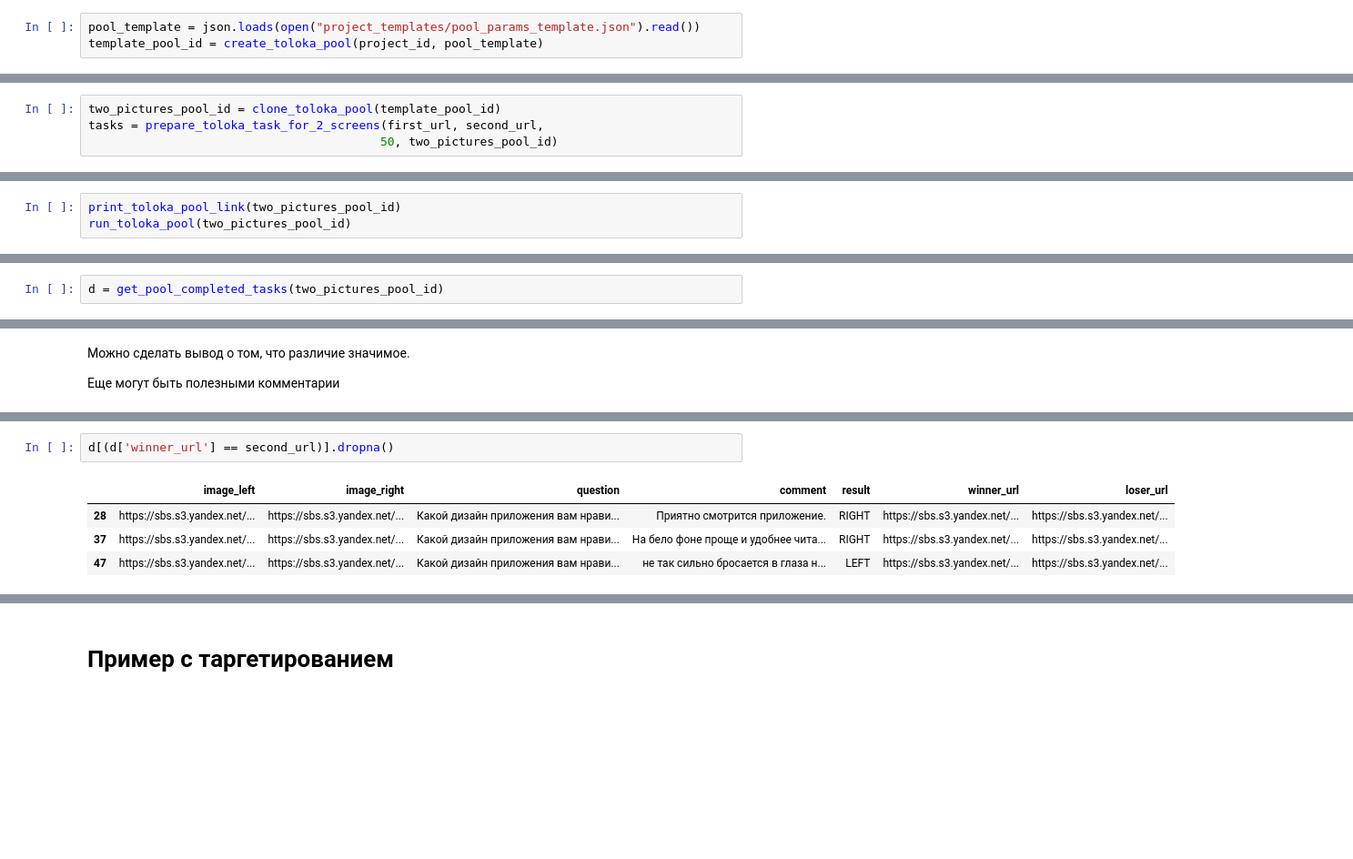
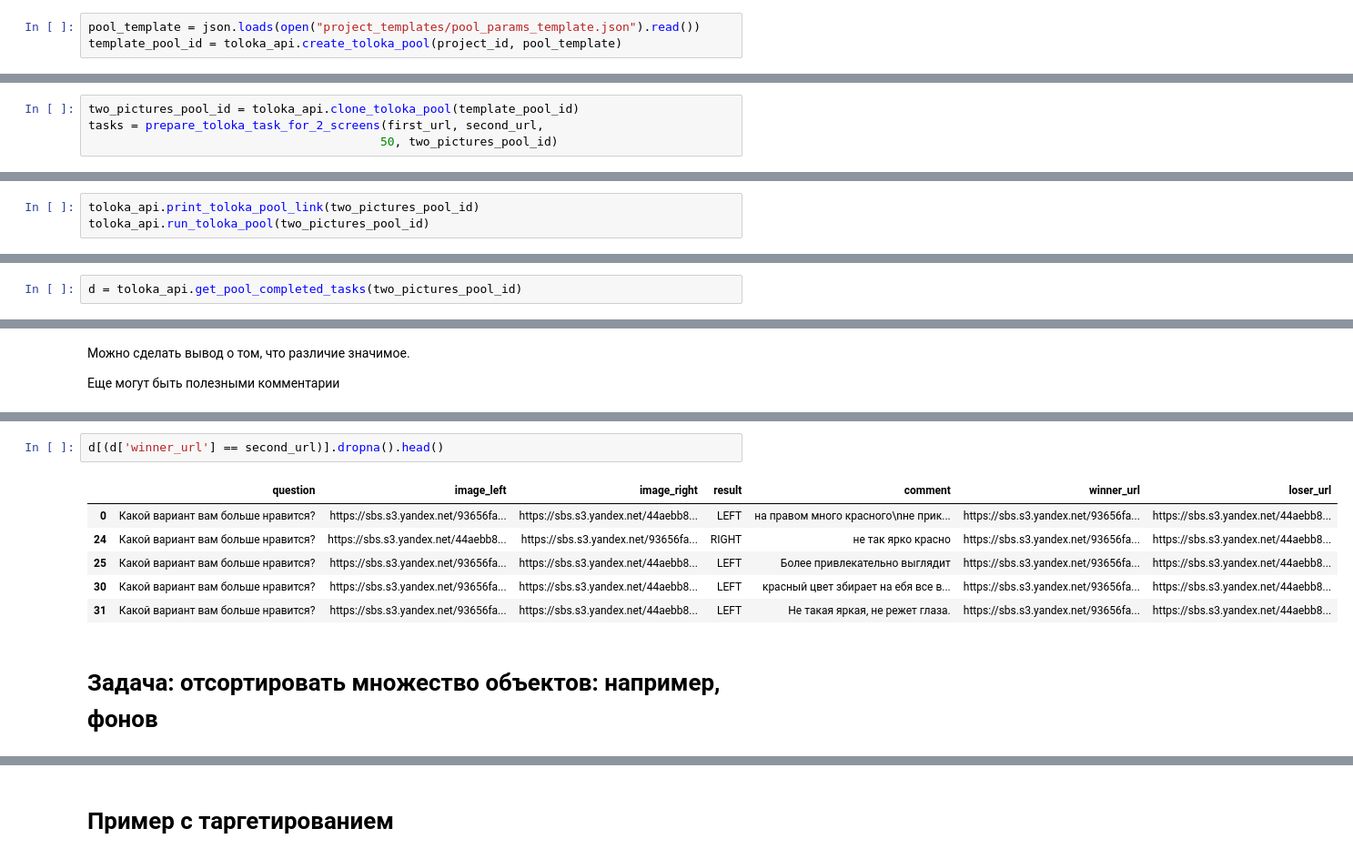
Before and after one commit to dmitry-brazhenko/YAtoloka, a Jupyter notebook: toloka_flow.ipynb, the cells around one changed output, grey strips where cells are left out. Shown at 91% size. Cells and saved outputs as stored; diff of their text form; blank space fills up the shorter version.

```diff
--- a/toloka_flow.ipynb
+++ b/toloka_flow.ipynb
@@ -123,5 +128,5 @@ New project was created. New project id:  29690
 Парамеры шаблонного пула лежат в файле `project_templates/pool_params_template.json`
 # %%
 pool_template = json.loads(open("project_templates/pool_params_template.json").read())
-template_pool_id = create_toloka_pool(project_id, pool_template)
+template_pool_id = toloka_api.create_toloka_pool(project_id, pool_template)
 # %% [output]
@@ -150,7 +155,7 @@ print(second_url)
 https://sbs.s3.yandex.net/44aebb8c77a29efa25e8a5d1ac4eba9877b84efa1147b4b003b2a8380273cc73.png
 https://sbs.s3.yandex.net/93656faf648029e3bf4bf18421b3dc08d85fe4bdd2683498cbf497f0487e89db.png
 # %%
-two_pictures_pool_id = clone_toloka_pool(template_pool_id)
+two_pictures_pool_id = toloka_api.clone_toloka_pool(template_pool_id)
 tasks = prepare_toloka_task_for_2_screens(first_url, second_url,
                                          50, two_pictures_pool_id)
 # %% [output]
@@ -162,6 +168,6 @@ upload_toloka_tasks(tasks)
 # %% [markdown]
 Получили новый пул с залитыми заданиями. Теперь запустим его
 # %%
-print_toloka_pool_link(two_pictures_pool_id)
-run_toloka_pool(two_pictures_pool_id)
+toloka_api.print_toloka_pool_link(two_pictures_pool_id)
+toloka_api.run_toloka_pool(two_pictures_pool_id)
 # %% [output]
@@ -172,7 +179,7 @@ Pool 8806134 was started
 
 Когда пул разметился, нужно выгрузить результаты и обработать их
 # %%
-d = get_pool_completed_tasks(two_pictures_pool_id)
+d = toloka_api.get_pool_completed_tasks(two_pictures_pool_id)
 # %%
 d.head()
 # %% [output]
@@ -266,7 +262,11 @@ d[(d['winner_url'] == first_url)].dropna()
 # %%
-d[(d['winner_url'] == second_url)].dropna()
+d[(d['winner_url'] == second_url)].dropna().head()
 # %% [output]
-|  | image_left | image_right | question | comment | result | winner_url | loser_url |
-| 28 | https://sbs.s3.yandex.net/... | https://sbs.s3.yandex.net/... | Какой дизайн приложения вам нрави... | Приятно смотрится приложение. | RIGHT | https://sbs.s3.yandex.net/... | https://sbs.s3.yandex.net/... |
-| 37 | https://sbs.s3.yandex.net/... | https://sbs.s3.yandex.net/... | Какой дизайн приложения вам нрави... | На бело фоне проще и удобнее чита... | RIGHT | https://sbs.s3.yandex.net/... | https://sbs.s3.yandex.net/... |
-| 47 | https://sbs.s3.yandex.net/... | https://sbs.s3.yandex.net/... | Какой дизайн приложения вам нрави... | не так сильно бросается в глаза н... | LEFT | https://sbs.s3.yandex.net/... | https://sbs.s3.yandex.net/... |
+|  | question | image_left | image_right | result | comment | winner_url | loser_url |
+| 0 | Какой вариант вам больше нравится? | https://sbs.s3.yandex.net/93656fa... | https://sbs.s3.yandex.net/44aebb8... | LEFT | на правом много красного\nне прик... | https://sbs.s3.yandex.net/93656fa... | https://sbs.s3.yandex.net/44aebb8... |
+| 24 | Какой вариант вам больше нравится? | https://sbs.s3.yandex.net/44aebb8... | https://sbs.s3.yandex.net/93656fa... | RIGHT | не так ярко красно | https://sbs.s3.yandex.net/93656fa... | https://sbs.s3.yandex.net/44aebb8... |
+| 25 | Какой вариант вам больше нравится? | https://sbs.s3.yandex.net/93656fa... | https://sbs.s3.yandex.net/44aebb8... | LEFT | Более привлекательно выглядит | https://sbs.s3.yandex.net/93656fa... | https://sbs.s3.yandex.net/44aebb8... |
+| 30 | Какой вариант вам больше нравится? | https://sbs.s3.yandex.net/93656fa... | https://sbs.s3.yandex.net/44aebb8... | LEFT | красный цвет збирает на ебя все в... | https://sbs.s3.yandex.net/93656fa... | https://sbs.s3.yandex.net/44aebb8... |
+| 31 | Какой вариант вам больше нравится? | https://sbs.s3.yandex.net/93656fa... | https://sbs.s3.yandex.net/44aebb8... | LEFT | Не такая яркая, не режет глаза. | https://sbs.s3.yandex.net/93656fa... | https://sbs.s3.yandex.net/44aebb8... |
+# %% [markdown]
+# Задача: отсортировать множество объектов: например, фонов
```
Also changed, not shown: parts of 39 cells of this notebook, 2 other files.
